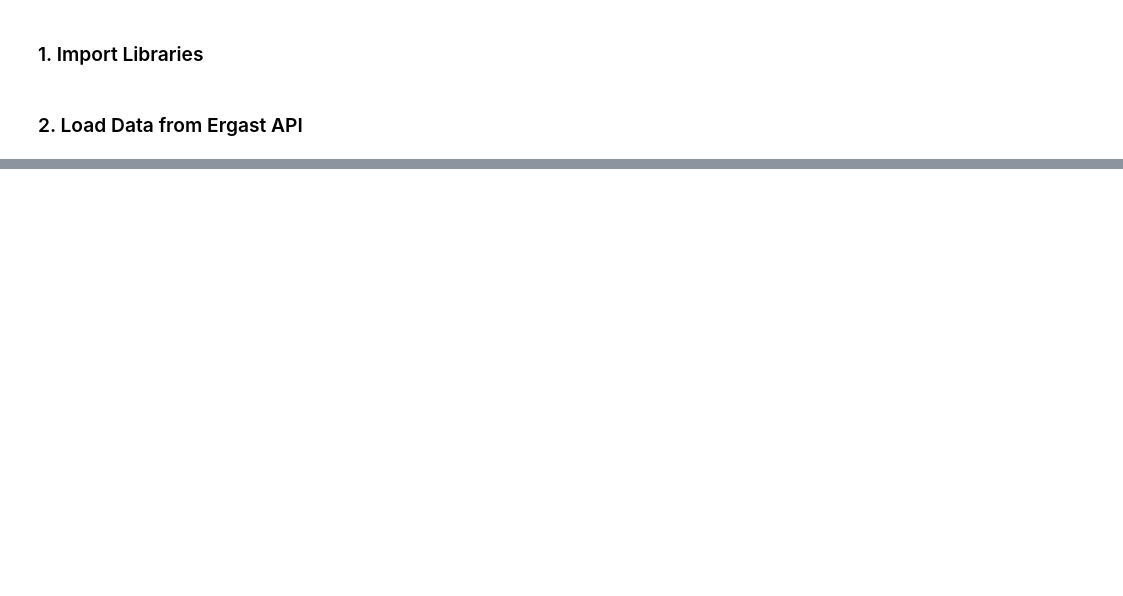
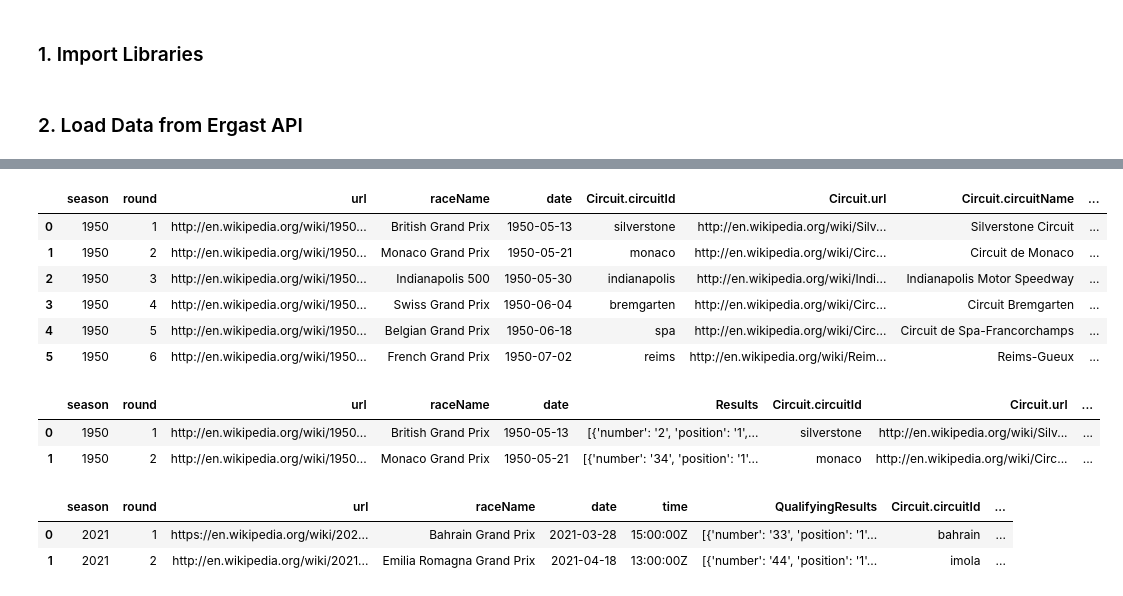
Before and after one commit to MareikeHeller/formula-one, a Jupyter notebook: formula-one.ipynb, the cells around one changed output, grey strips where cells are left out. Drawn from its saved outputs; the diff is of its cells as text; code cells hidden in the pictures; blank space fills up the shorter version.

```diff
--- a/formula-one.ipynb
+++ b/formula-one.ipynb
@@ -49,0 +65,21 @@ plt.show()
+# %%
+response_API = requests.get('http://ergast.com/api/f1/seasons.json')
+data = response_API.text
+parse_json = json.loads(data)
+
+df_seasons = pd.json_normalize(parse_json['MRData']['SeasonTable']['Seasons'])
+#print(df_seasons.head(5))
+# %%
+response_API = requests.get('http://ergast.com/api/f1/circuits.json')
+data = response_API.text
+parse_json = json.loads(data)
+
+df_circuits = pd.json_normalize(parse_json['MRData']['CircuitTable']['Circuits'])
+#print(df_circuits.head(5))
+# %%
+response_API = requests.get('http://ergast.com/api/f1/races.json')
+data = response_API.text
+parse_json = json.loads(data)
+
+df_races = pd.json_normalize(parse_json['MRData']['RaceTable']['Races'])
+#print(df_races.head(5))
@@ -49,0 +127,22 @@ plt.show()
+# %%
+df_races.iloc[0:6]
+# %% [output]
+|  | season | round | url | raceName | date | Circuit.circuitId | Circuit.url | Circuit.circuitName | ... |
+| 0 | 1950 | 1 | http://en.wikipedia.org/wiki/1950... | British Grand Prix | 1950-05-13 | silverstone | http://en.wikipedia.org/wiki/Silv... | Silverstone Circuit | ... |
+| 1 | 1950 | 2 | http://en.wikipedia.org/wiki/1950... | Monaco Grand Prix | 1950-05-21 | monaco | http://en.wikipedia.org/wiki/Circ... | Circuit de Monaco | ... |
+| 2 | 1950 | 3 | http://en.wikipedia.org/wiki/1950... | Indianapolis 500 | 1950-05-30 | indianapolis | http://en.wikipedia.org/wiki/Indi... | Indianapolis Motor Speedway | ... |
+| 3 | 1950 | 4 | http://en.wikipedia.org/wiki/1950... | Swiss Grand Prix | 1950-06-04 | bremgarten | http://en.wikipedia.org/wiki/Circ... | Circuit Bremgarten | ... |
+| 4 | 1950 | 5 | http://en.wikipedia.org/wiki/1950... | Belgian Grand Prix | 1950-06-18 | spa | http://en.wikipedia.org/wiki/Circ... | Circuit de Spa-Francorchamps | ... |
+| 5 | 1950 | 6 | http://en.wikipedia.org/wiki/1950... | French Grand Prix | 1950-07-02 | reims | http://en.wikipedia.org/wiki/Reim... | Reims-Gueux | ... |
+# %%
+df_race_results.iloc[0:6]
+# %% [output]
+|  | season | round | url | raceName | date | Results | Circuit.circuitId | Circuit.url | ... |
+| 0 | 1950 | 1 | http://en.wikipedia.org/wiki/1950... | British Grand Prix | 1950-05-13 | [{'number': '2', 'position': '1',... | silverstone | http://en.wikipedia.org/wiki/Silv... | ... |
+| 1 | 1950 | 2 | http://en.wikipedia.org/wiki/1950... | Monaco Grand Prix | 1950-05-21 | [{'number': '34', 'position': '1'... | monaco | http://en.wikipedia.org/wiki/Circ... | ... |
+# %%
+df_qualifying_results.iloc[0:6]
+# %% [output]
+|  | season | round | url | raceName | date | time | QualifyingResults | Circuit.circuitId | ... |
+| 0 | 2021 | 1 | https://en.wikipedia.org/wiki/202... | Bahrain Grand Prix | 2021-03-28 | 15:00:00Z | [{'number': '33', 'position': '1'... | bahrain | ... |
+| 1 | 2021 | 2 | http://en.wikipedia.org/wiki/2021... | Emilia Romagna Grand Prix | 2021-04-18 | 13:00:00Z | [{'number': '44', 'position': '1'... | imola | ... |
```
Also changed, not shown: parts of 11 cells of this notebook.
